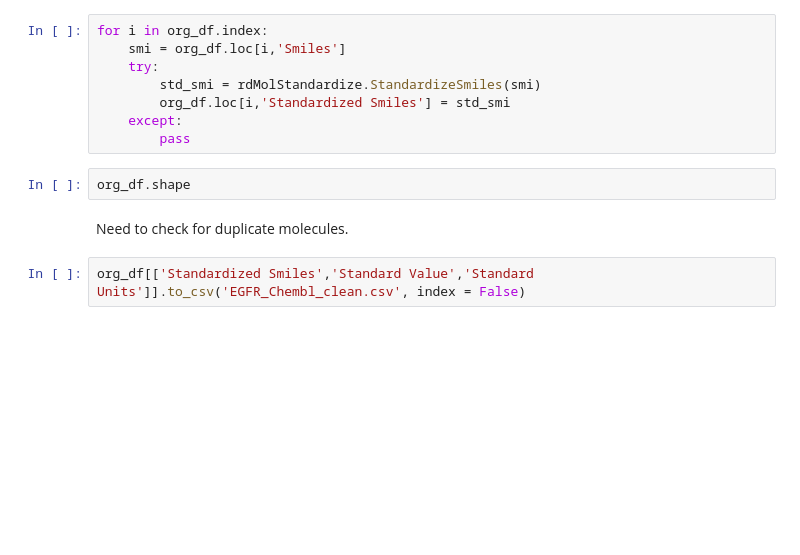
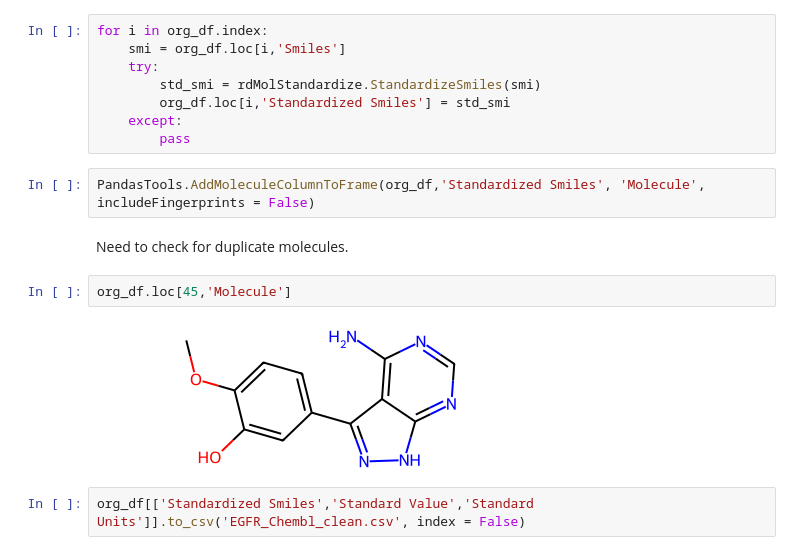
Before and after one commit to tdunn1/EGFR_QSAR, a Jupyter notebook: EGFR_Chembl_workup.ipynb, the cells around one changed output. Cells and saved outputs as stored; diff of their text form; blank space fills up the shorter version.

```diff
--- a/EGFR_Chembl_workup.ipynb
+++ b/EGFR_Chembl_workup.ipynb
@@ -119,8 +113,12 @@ for i in org_df.index:
     except:
         pass
 # %%
-org_df.shape
+PandasTools.AddMoleculeColumnToFrame(org_df,'Standardized Smiles', 'Molecule', includeFingerprints = False)
 # %% [markdown]
 Need to check for duplicate molecules.
+# %%
+org_df.loc[45,'Molecule']
+# %% [output]
+[figure, added]
 # %%
 org_df[['Standardized Smiles','Standard Value','Standard Units']].to_csv('EGFR_Chembl_clean.csv', index = False)
```
Also changed, not shown: parts of 2 cells of this notebook.
